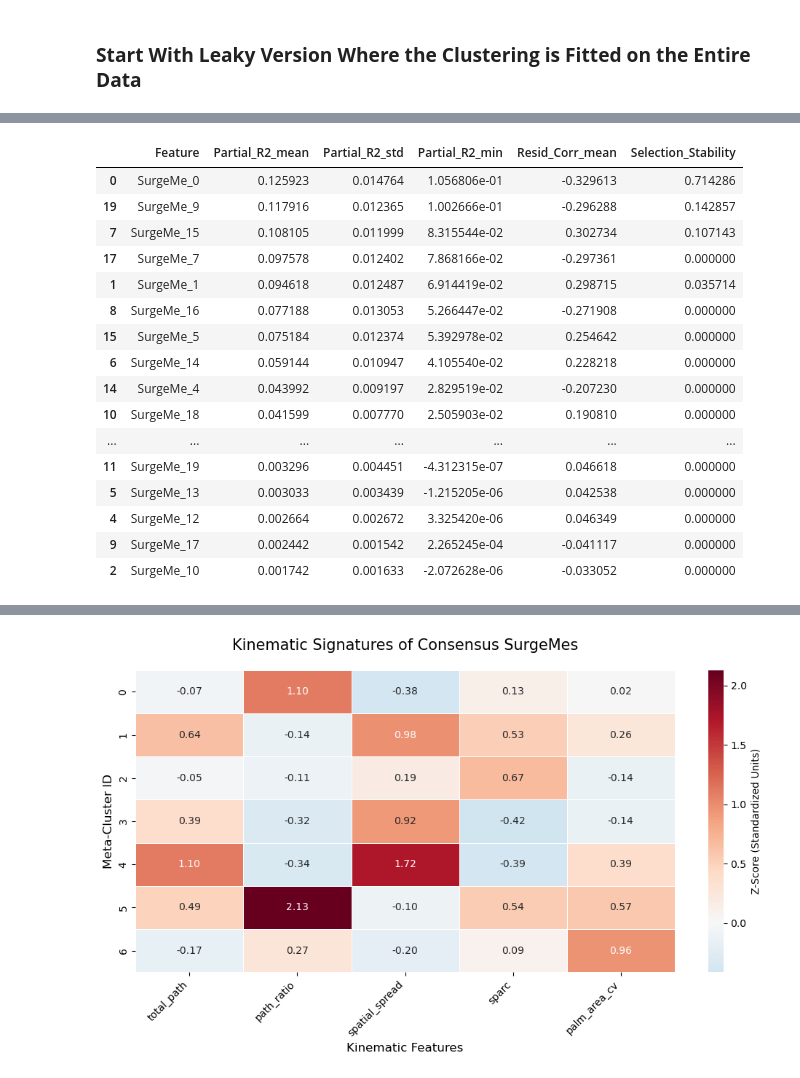
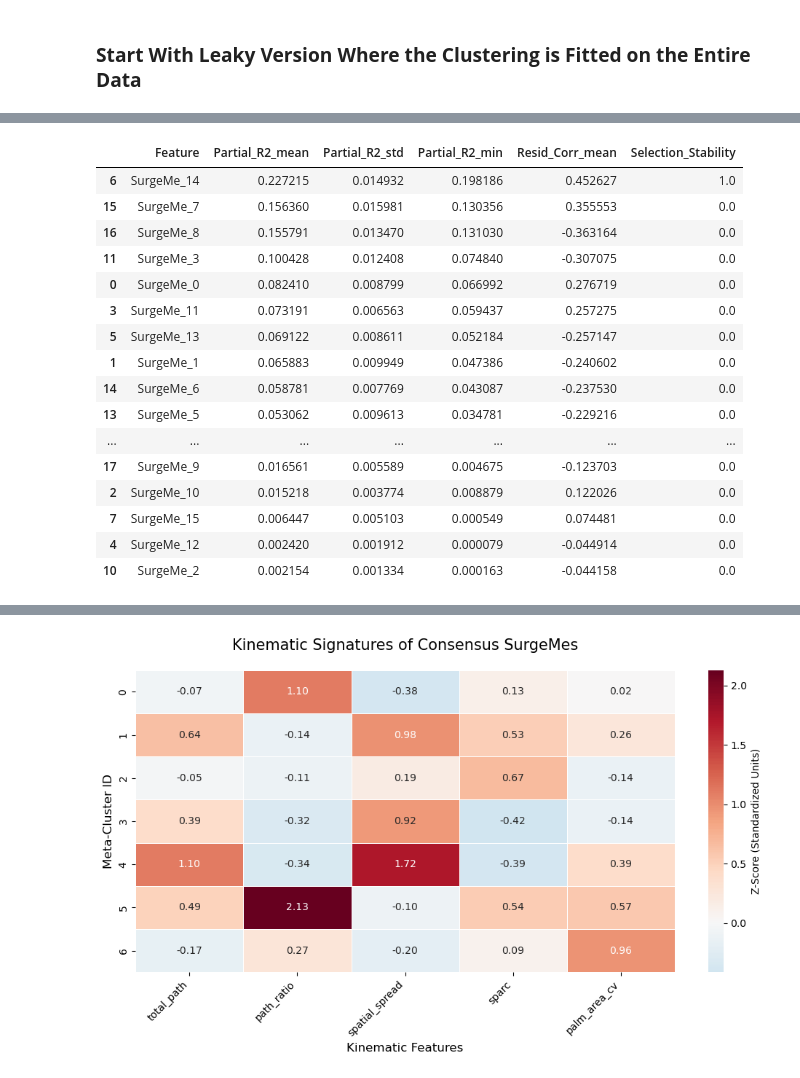
Before and after one commit to FinnWeikert/master-project, a Jupyter notebook: notebooks_final/BOW_window_features.ipynb, the cells around one changed output, grey strips where cells are left out. Drawn from its saved outputs; the diff is of its cells as text; code cells hidden in the pictures.

```diff
--- a/notebooks_final/BOW_window_features.ipynb
+++ b/notebooks_final/BOW_window_features.ipynb
@@ -40,7 +40,7 @@ df_dict = dict(sorted(df_dict.items()))
 df_scores = pd.read_csv("data/scores/merged_scores.csv")[['Vid_Name', 'QRS_Overal']]
 grs_scores = df_scores.set_index('Vid_Name')['QRS_Overal'].to_dict()
 
-extractor = WindowFeatureExtractor(hand="Right", window_sec=1.5, step_sec=0.5, log_transform=False, include_bimanual=True)
+extractor = WindowFeatureExtractor(hand="Right", window_sec=1.5, step_sec=0.5, log_transform=False, include_bimanual=False)
 df_window_features = extractor.extract_features(df_dict)
 # %%
 df_pc1_features = pd.read_csv("data/metrics/global_pc1_features.csv")
@@ -169,36 +250,36 @@ Cluster 18, (corr: 0.263): {'total_path': np.float64(0.42), 'path_ratio': np.flo
 # %%
 pc1_features = [
     'angular_dir_switches_Right',
     'nmu_peaks_Right',
     'total_path_Right',
     'total_angular_path_Right',
     'ldlj_smoothness_Right'
     ]
 
 # combine global features with aggregated window features
 comb_df = pd.merge(df_pc1_features, df_voc, left_on='video_id', right_index=True)
 
 #candidate_features = [c for c in candidate_features if c not in ['palm_area_cv_p10', 'palm_area_cv_p90', 'palm_area_cv_mean', 'palm_area_cv_std', 'is_idle_p90', 'is_idle_std', 'is_idle_median', 'is_idle_p10']]
-df_res_leakage_free = leakage_free_residual_analysis(comb_df, pc1_features, candidate_features, base_features=['velocity_corr'], top_n=1, perform_shuffle=False)
+df_res_leakage_free = leakage_free_residual_analysis(comb_df, pc1_features, candidate_features, base_features=[], top_n=1, perform_shuffle=False)
 df_res_leakage_free
 # %% [output]
 |  | Feature | Partial_R2_mean | Partial_R2_std | Partial_R2_min | Resid_Corr_mean | Selection_Stability |
-| 0 | SurgeMe_0 | 0.125923 | 0.014764 | 1.056806e-01 | -0.329613 | 0.714286 |
-| 19 | SurgeMe_9 | 0.117916 | 0.012365 | 1.002666e-01 | -0.296288 | 0.142857 |
-| 7 | SurgeMe_15 | 0.108105 | 0.011999 | 8.315544e-02 | 0.302734 | 0.107143 |
-| 17 | SurgeMe_7 | 0.097578 | 0.012402 | 7.868166e-02 | -0.297361 | 0.000000 |
-| 1 | SurgeMe_1 | 0.094618 | 0.012487 | 6.914419e-02 | 0.298715 | 0.035714 |
-| 8 | SurgeMe_16 | 0.077188 | 0.013053 | 5.266447e-02 | -0.271908 | 0.000000 |
-| 15 | SurgeMe_5 | 0.075184 | 0.012374 | 5.392978e-02 | 0.254642 | 0.000000 |
-| 6 | SurgeMe_14 | 0.059144 | 0.010947 | 4.105540e-02 | 0.228218 | 0.000000 |
-| 14 | SurgeMe_4 | 0.043992 | 0.009197 | 2.829519e-02 | -0.207230 | 0.000000 |
-| 10 | SurgeMe_18 | 0.041599 | 0.007770 | 2.505903e-02 | 0.190810 | 0.000000 |
+| 6 | SurgeMe_14 | 0.227215 | 0.014932 | 0.198186 | 0.452627 | 1.0 |
+| 15 | SurgeMe_7 | 0.156360 | 0.015981 | 0.130356 | 0.355553 | 0.0 |
+| 16 | SurgeMe_8 | 0.155791 | 0.013470 | 0.131030 | -0.363164 | 0.0 |
+| 11 | SurgeMe_3 | 0.100428 | 0.012408 | 0.074840 | -0.307075 | 0.0 |
+| 0 | SurgeMe_0 | 0.082410 | 0.008799 | 0.066992 | 0.276719 | 0.0 |
+| 3 | SurgeMe_11 | 0.073191 | 0.006563 | 0.059437 | 0.257275 | 0.0 |
+| 5 | SurgeMe_13 | 0.069122 | 0.008611 | 0.052184 | -0.257147 | 0.0 |
+| 1 | SurgeMe_1 | 0.065883 | 0.009949 | 0.047386 | -0.240602 | 0.0 |
+| 14 | SurgeMe_6 | 0.058781 | 0.007769 | 0.043087 | -0.237530 | 0.0 |
+| 13 | SurgeMe_5 | 0.053062 | 0.009613 | 0.034781 | -0.229216 | 0.0 |
 | ... | ... | ... | ... | ... | ... | ... |
-| 11 | SurgeMe_19 | 0.003296 | 0.004451 | -4.312315e-07 | 0.046618 | 0.000000 |
-| 5 | SurgeMe_13 | 0.003033 | 0.003439 | -1.215205e-06 | 0.042538 | 0.000000 |
-| 4 | SurgeMe_12 | 0.002664 | 0.002672 | 3.325420e-06 | 0.046349 | 0.000000 |
-| 9 | SurgeMe_17 | 0.002442 | 0.001542 | 2.265245e-04 | -0.041117 | 0.000000 |
-| 2 | SurgeMe_10 | 0.001742 | 0.001633 | -2.072628e-06 | -0.033052 | 0.000000 |
+| 17 | SurgeMe_9 | 0.016561 | 0.005589 | 0.004675 | -0.123703 | 0.0 |
+| 2 | SurgeMe_10 | 0.015218 | 0.003774 | 0.008879 | 0.122026 | 0.0 |
+| 7 | SurgeMe_15 | 0.006447 | 0.005103 | 0.000549 | 0.074481 | 0.0 |
+| 4 | SurgeMe_12 | 0.002420 | 0.001912 | 0.000079 | -0.044914 | 0.0 |
+| 10 | SurgeMe_2 | 0.002154 | 0.001334 | 0.000163 | -0.044158 | 0.0 |
 # %%
 import numpy as np
 import pandas as pd
```
Also changed, not shown: parts of 34 cells of this notebook, 5 other files.
